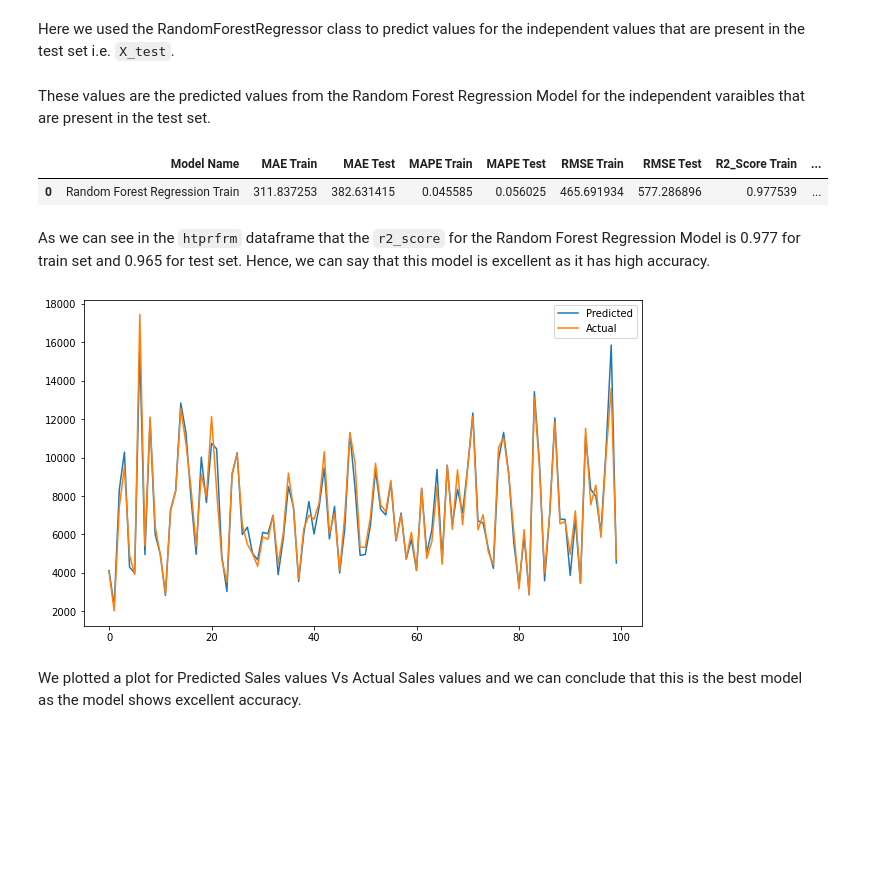
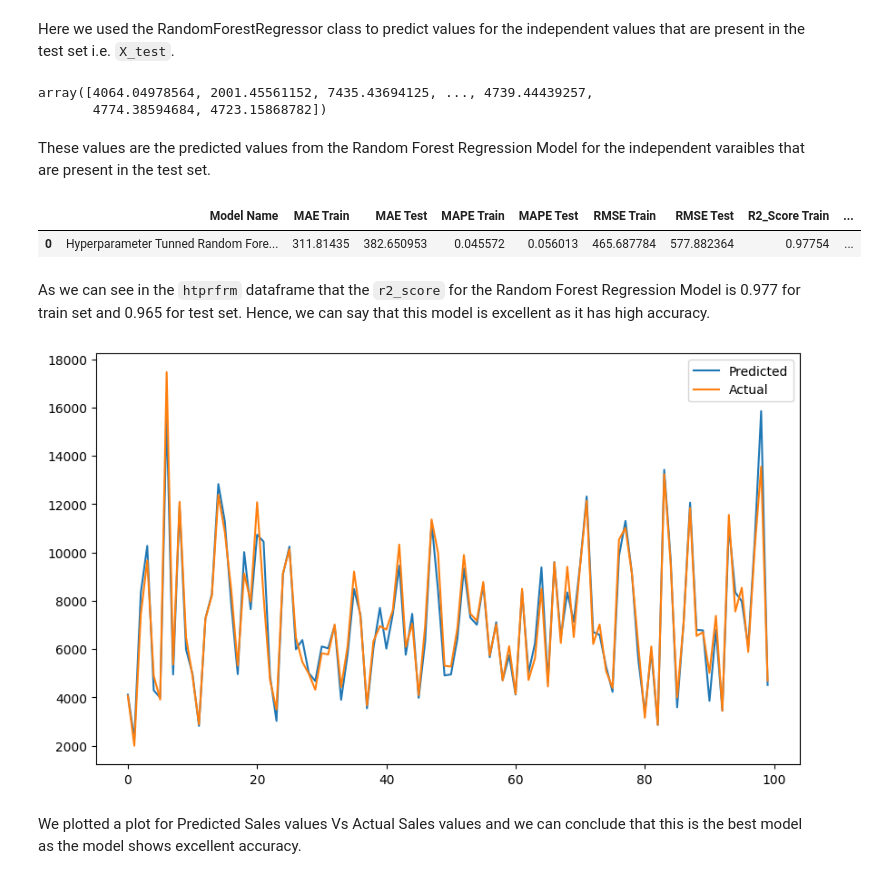
Before and after one commit to Saif-Khan435/Retail-Sales-Prediction, a Jupyter notebook: Mohammed_Saif_Khan_M4W3_Rossmann_Sales_Prediction_Capstone_Project.ipynb, the cells around one changed output. Saved outputs shown, nothing was run; the diff lists cells and outputs as text; code cells hidden in the pictures; blank space fills up the shorter version.

```diff
--- a/Mohammed_Saif_Khan_M4W3_Rossmann_Sales_Prediction_Capstone_Project.ipynb
+++ b/Mohammed_Saif_Khan_M4W3_Rossmann_Sales_Prediction_Capstone_Project.ipynb
@@ -137,13 +137,13 @@ We import drive from google library to mount the google drive to the google cola
 # %%
 # Loading the first dataset
 
-sales_df = pd.read_csv('/content/drive/MyDrive/Alma Better Pinnacle Pro/Module 4 - Capstone Projects/Retail Sales Prediction/Copy of Rossmann Stores Data.csv',parse_dates=['Date'])
+sales_df = pd.read_csv('/content/drive/MyDrive/Alma Better Pinnacle Pro/Module 4 - Capstone Projects/Regression Capstone Project/Retail Sales Prediction/Copy of Rossmann Stores Data.csv',parse_dates=['Date'])
 # %% [markdown]
 We are loading the first dataset i.e. the sales dataset which is the Rossmann Stores Data as `sales_df`.
 # %%
 # Loading the second dataset
 
-store_df = pd.read_csv('/content/drive/MyDrive/Alma Better Pinnacle Pro/Module 4 - Capstone Projects/Retail Sales Prediction/Copy of store.csv')
+store_df = pd.read_csv('/content/drive/MyDrive/Alma Better Pinnacle Pro/Module 4 - Capstone Projects//Regression Capstone Project/Retail Sales Prediction/Copy of store.csv')
 # %% [markdown]
 We are loading the second dataset i.e. the store dataset which is the Stores as `store_df`.
 # %% [markdown]
@@ -1237,16 +1240,19 @@ y_pred_rf_hpt = rf_reg.predict(X_test)
 Here we used the RandomForestRegressor class to predict values for the independent values that are present in the test set i.e. `X_test`.
 # %%
 y_pred_rf_hpt
+# %% [output]
+array([4064.04978564, 2001.45561152, 7435.43694125, ..., 4739.44439257,
+       4774.38594684, 4723.15868782])
 # %% [markdown]
 These values are the predicted values from the Random Forest Regression Model for the independent varaibles that are present in the test set.
 # %%
 # Checking the metrics for the model
 
-hptrfrm =  model_metrics( 'Random Forest Regression Train', y_train, y_pred_train_rf_hpt, y_test, y_pred_rf_hpt)
+hptrfrm =  model_metrics( 'Hyperparameter Tunned Random Forest Regression Model', y_train, y_pred_train_rf_hpt, y_test, y_pred_rf_hpt)
 hptrfrm
 # %% [output]
 |  | Model Name | MAE Train | MAE Test | MAPE Train | MAPE Test | RMSE Train | RMSE Test | R2_Score Train | ... |
-| 0 | Random Forest Regression Train | 311.837253 | 382.631415 | 0.045585 | 0.056025 | 465.691934 | 577.286896 | 0.977539 | ... |
+| 0 | Hyperparameter Tunned Random Fore... | 311.81435 | 382.650953 | 0.045572 | 0.056013 | 465.687784 | 577.882364 | 0.97754 | ... |
 # %% [markdown]
 As we can see in the `htprfrm` dataframe that the `r2_score` for the Random Forest Regression Model is 0.977 for train set and 0.965 for test set. Hence, we can say that this model is excellent as it has high accuracy.
 # %%
@@ -1258,7 +1264,7 @@ plt.plot(y_pred_rf_hpt[:100])
 plt.legend(["Predicted","Actual"])
 plt.show()
 # %% [output]
-[figure, old version]
+[figure, new version]
 # %% [markdown]
 We plotted a plot for Predicted Sales values Vs Actual Sales values and we can conclude that this is the best model as the model shows excellent accuracy.
 # %% [markdown]
```
Also changed, not shown: parts of 13 cells of this notebook.
